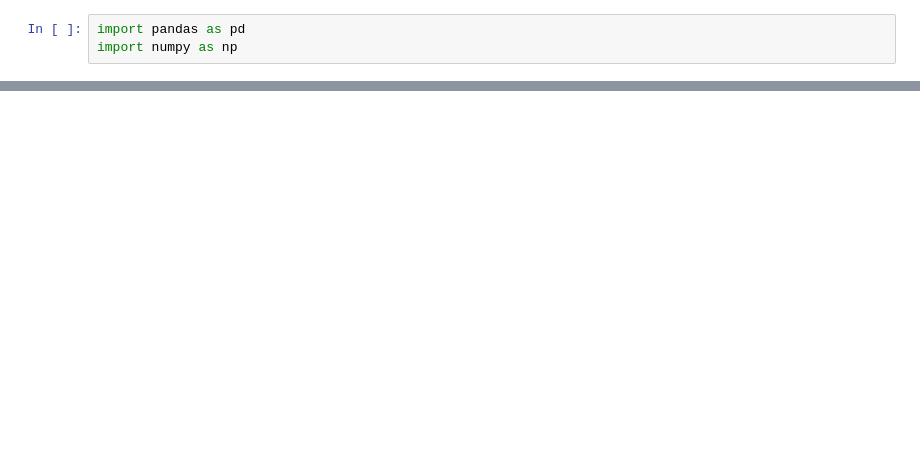
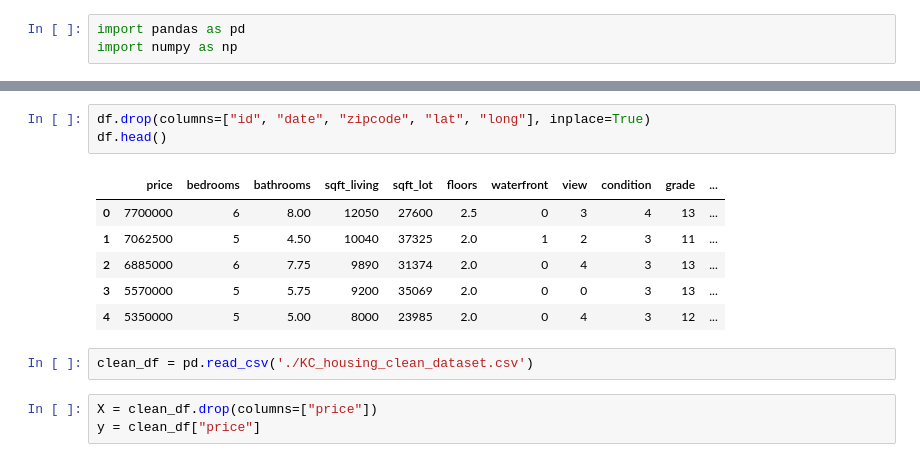
Before and after one commit to Bansnetsajak007/coreMachineLearningandDeepLearning, a Jupyter notebook: baggingBoosting/boosting/gradient_boosting_regressor.ipynb, the cells around one changed output, grey strips where cells are left out. Saved outputs shown, nothing was run; the diff lists cells and outputs as text; blank space fills up the shorter version.

```diff
--- a/baggingBoosting/boosting/gradient_boosting_regressor.ipynb
+++ b/baggingBoosting/boosting/gradient_boosting_regressor.ipynb
@@ -14,0 +16,15 @@ df.head()
+# %%
+df.drop(columns=["id", "date", "zipcode", "lat", "long"], inplace=True)
+df.head()
+# %% [output]
+|  | price | bedrooms | bathrooms | sqft_living | sqft_lot | floors | waterfront | view | condition | grade | ... |
+| 0 | 7700000 | 6 | 8.00 | 12050 | 27600 | 2.5 | 0 | 3 | 4 | 13 | ... |
+| 1 | 7062500 | 5 | 4.50 | 10040 | 37325 | 2.0 | 1 | 2 | 3 | 11 | ... |
+| 2 | 6885000 | 6 | 7.75 | 9890 | 31374 | 2.0 | 0 | 4 | 3 | 13 | ... |
+| 3 | 5570000 | 5 | 5.75 | 9200 | 35069 | 2.0 | 0 | 0 | 3 | 13 | ... |
+| 4 | 5350000 | 5 | 5.00 | 8000 | 23985 | 2.0 | 0 | 4 | 3 | 12 | ... |
+# %%
+clean_df = pd.read_csv('./KC_housing_clean_dataset.csv')
+# %%
+X = clean_df.drop(columns=["price"])
+y = clean_df["price"]
```
Also changed, not shown: parts of 6 cells of this notebook, 2 other files.
